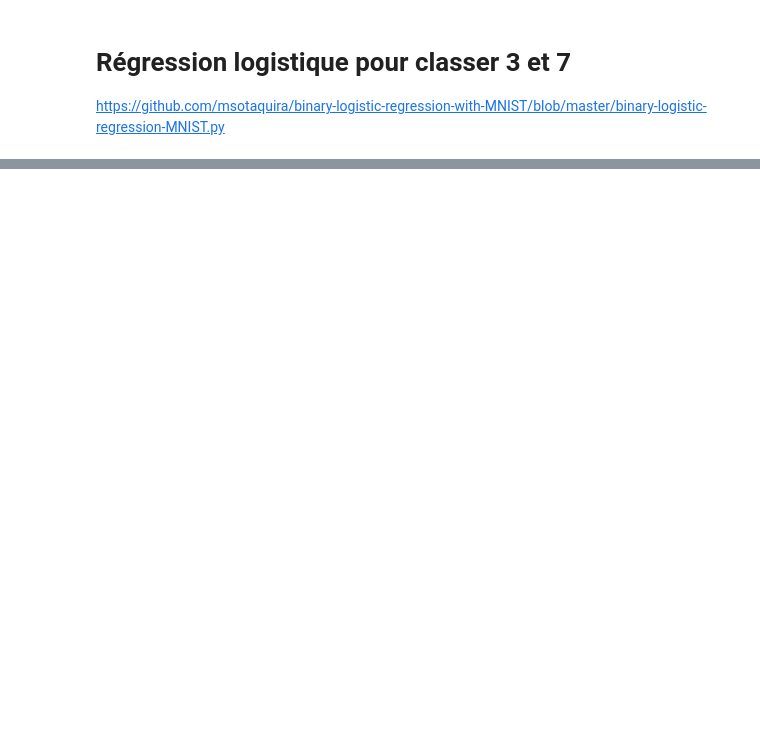
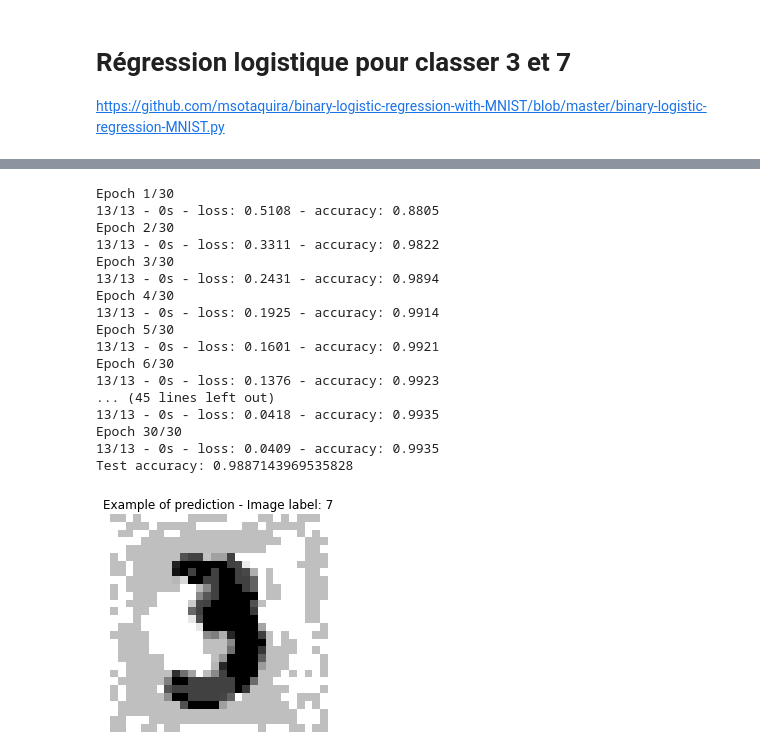
Before and after one commit to VFAFuzzball/ProjetMLA, a Jupyter notebook: Part5_AdversarialTraining_vs_WeightDecay/training.ipynb, the cells around one changed output, grey strips where cells are left out. Cells and saved outputs as stored; diff of their text form; code cells hidden in the pictures; blank space fills up the shorter version.

Commit message:
Ajout training adversarial logistic regression
Ajout training adversarial logistic regression

```diff
--- a/Part5_AdversarialTraining_vs_WeightDecay/training.ipynb
+++ b/Part5_AdversarialTraining_vs_WeightDecay/training.ipynb
@@ -252 +252,65 @@ Test accuracy: 0.9631991982460022
 [figure]
+# %%
+X_train_adv = [get_adversial_exemple(shallow_softmax, x, y,eps=0.25).numpy()[0] for x,y in zip(X_train, Y_train)]
+X_train_adv = np.array(X_train_adv)
+X_test_adv = [get_adversial_exemple(shallow_softmax, x, y,eps=0.25).numpy()[0] for x,y in zip(X_test, Y_test)]
+X_test_adv = np.array(X_test_adv)
+# %%
+## Build the model
+
+# - Input layer: 784 nodes (since each image has 28x28 = 784 pixels)
+# - Output layer: 1 node with sigmoid activation (output labeled as '0' or '1')
+# - No hidden layers
+
+np.random.seed(3)		# fix random seed for reproducibility
+
+input_dim = X_train_adv.shape[1]
+output_dim = 1
+
+model = tf.keras.models.Sequential()
+model.add(tf.keras.layers.Dense(output_dim, input_dim = input_dim, activation='sigmoid'))
+
+# Compile  and train the model
+sgd = tf.keras.optimizers.SGD(lr=0.01)
+model.compile(loss='binary_crossentropy', optimizer=sgd, metrics=['accuracy'])
+
+num_epochs = 30
+batch_size = 1024
+history = model.fit(X_train_adv, Y_train, epochs=num_epochs, batch_size=batch_size, verbose=2)
+
+# Evaluate and predict
+score = model.evaluate(X_test_adv, Y_test, verbose=0)
+print('Test accuracy:', score[1])
+
+Y_pred = model.predict(X_test_adv)
+
+# Plot one example of prediction
+img_number = 10
+if Y_pred[img_number] == 0.0:
+	predicted_class = 3
+else:
+	predicted_class = 7
+
+plt.imshow(X_test_adv[img_number,:].reshape(28,28), cmap="gray_r")
+plt.title('Example of prediction - Image label: ' + str(predicted_class))
+plt.axis('off')
+plt.show()
+# %% [output]
+Epoch 1/30
+13/13 - 0s - loss: 0.5108 - accuracy: 0.8805
+Epoch 2/30
+13/13 - 0s - loss: 0.3311 - accuracy: 0.9822
+Epoch 3/30
+13/13 - 0s - loss: 0.2431 - accuracy: 0.9894
+Epoch 4/30
+13/13 - 0s - loss: 0.1925 - accuracy: 0.9914
+Epoch 5/30
+13/13 - 0s - loss: 0.1601 - accuracy: 0.9921
+Epoch 6/30
+13/13 - 0s - loss: 0.1376 - accuracy: 0.9923
+... (45 lines left out)
+13/13 - 0s - loss: 0.0418 - accuracy: 0.9935
+Epoch 30/30
+13/13 - 0s - loss: 0.0409 - accuracy: 0.9935
+Test accuracy: 0.9887143969535828
+[figure, added]
```
Also changed, not shown: parts of 6 cells of this notebook.
